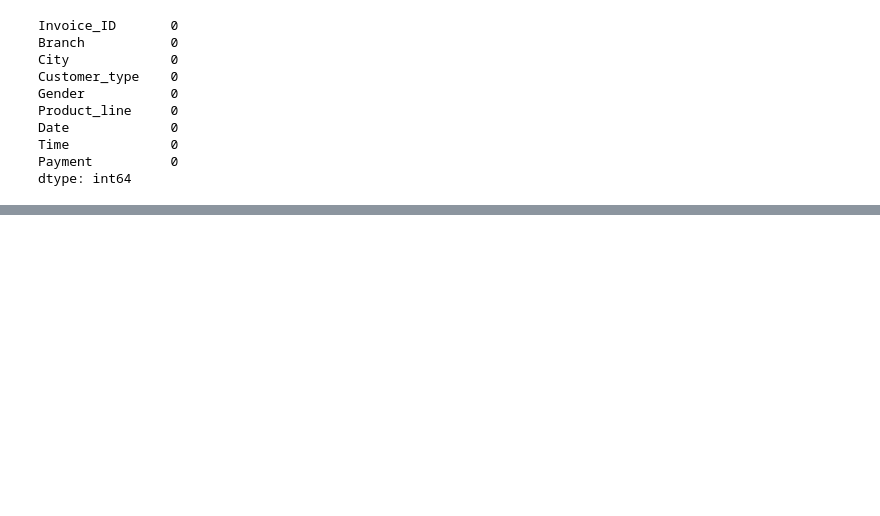
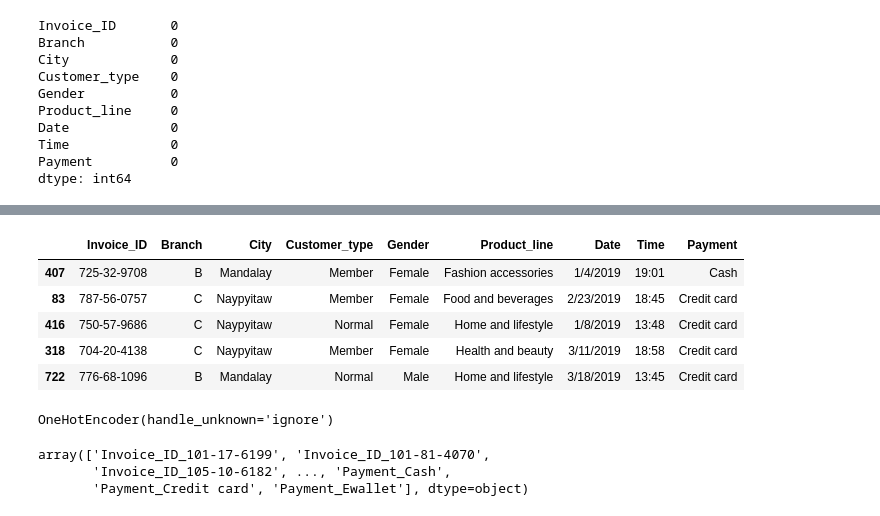
Before and after one commit to h-sutiwas/personal-project, a Jupyter notebook: Sales Retail/analysis.ipynb, the cells around one changed output, grey strips where cells are left out. Saved outputs shown, nothing was run; the diff lists cells and outputs as text; code cells hidden in the pictures; blank space fills up the shorter version.

```diff
--- a/Sales Retail/analysis.ipynb
+++ b/Sales Retail/analysis.ipynb
@@ -269 +269,26 @@ Yangon     Electronic accessories    37
 dtype: int64
+# %%
+# Handling categorical data
+cat_feats = X_train.select_dtypes(include=['object'])
+cat_feats.head()
+# %% [output]
+|  | Invoice_ID | Branch | City | Customer_type | Gender | Product_line | Date | Time | Payment |
+| 407 | 725-32-9708 | B | Mandalay | Member | Female | Fashion accessories | 1/4/2019 | 19:01 | Cash |
+| 83 | 787-56-0757 | C | Naypyitaw | Member | Female | Food and beverages | 2/23/2019 | 18:45 | Credit card |
+| 416 | 750-57-9686 | C | Naypyitaw | Normal | Female | Home and lifestyle | 1/8/2019 | 13:48 | Credit card |
+| 318 | 704-20-4138 | C | Naypyitaw | Member | Female | Health and beauty | 3/11/2019 | 18:58 | Credit card |
+| 722 | 776-68-1096 | B | Mandalay | Normal | Male | Home and lifestyle | 3/18/2019 | 13:45 | Credit card |
+# %%
+from sklearn.preprocessing import OneHotEncoder
+ohe = OneHotEncoder(handle_unknown='ignore')
+
+ohe.fit(cat_feats)
+# %% [output]
+OneHotEncoder(handle_unknown='ignore')
+# %%
+ohe_feature_name = ohe.get_feature_names_out(input_features=cat_feats.columns)
+ohe_feature_name
+# %% [output]
+array(['Invoice_ID_101-17-6199', 'Invoice_ID_101-81-4070',
+       'Invoice_ID_105-10-6182', ..., 'Payment_Cash',
+       'Payment_Credit card', 'Payment_Ewallet'], dtype=object)
```
Also changed, not shown: parts of 20 cells of this notebook.
